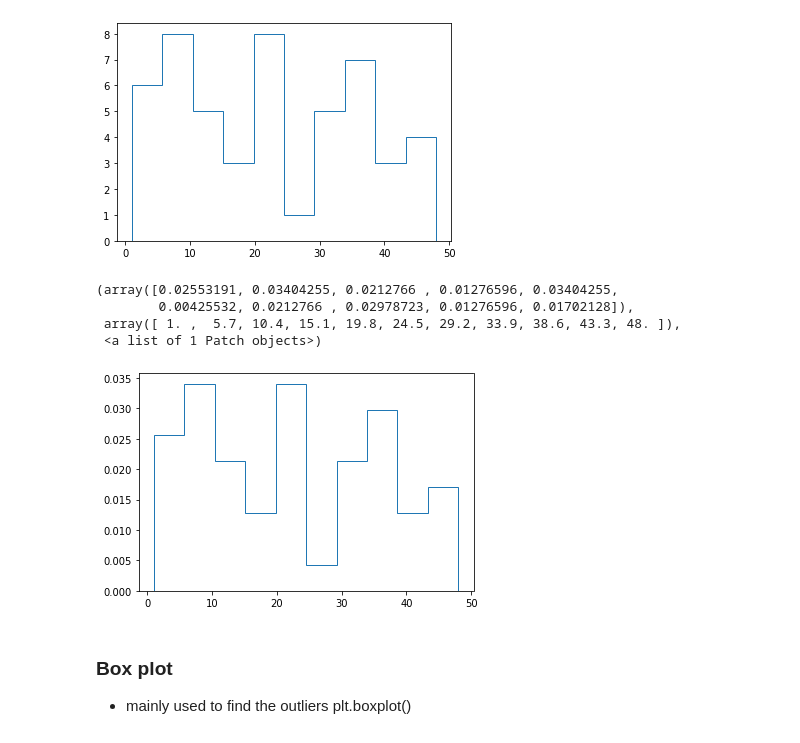
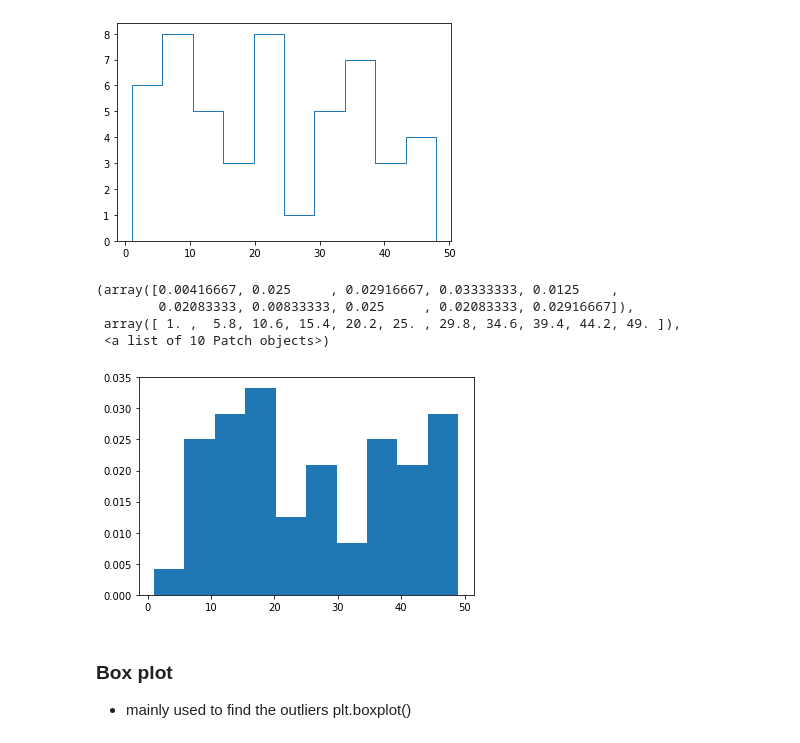
Before and after one commit to Preethi9193/BasicPython, a Jupyter notebook: Day 26 - Matplotlib , Data Preprocessing.ipynb, the cells around one changed output. Saved outputs shown, nothing was run; the diff lists cells and outputs as text; code cells hidden in the pictures.

```diff
--- a/Day 26 - Matplotlib , Data Preprocessing.ipynb
+++ b/Day 26 - Matplotlib , Data Preprocessing.ipynb
@@ -276,13 +277,13 @@ plt.hist(a,histtype = 'step')
  <a list of 1 Patch objects>)
 [figure]
 # %%
-plt.hist(a,histtype = 'step',density = True)
+plt.hist(a,histtype = 'barstacked',density = True)
 # %% [output]
-(array([0.02553191, 0.03404255, 0.0212766 , 0.01276596, 0.03404255,
-        0.00425532, 0.0212766 , 0.02978723, 0.01276596, 0.01702128]),
- array([ 1. ,  5.7, 10.4, 15.1, 19.8, 24.5, 29.2, 33.9, 38.6, 43.3, 48. ]),
- <a list of 1 Patch objects>)
+(array([0.00416667, 0.025     , 0.02916667, 0.03333333, 0.0125    ,
+        0.02083333, 0.00833333, 0.025     , 0.02083333, 0.02916667]),
+ array([ 1. ,  5.8, 10.6, 15.4, 20.2, 25. , 29.8, 34.6, 39.4, 44.2, 49. ]),
+ <a list of 10 Patch objects>)
-[figure, old version]
+[figure, new version]
 # %% [markdown]
 ### Box plot
 - mainly used to find the outliers
```
Also changed, not shown: parts of 7 cells of this notebook.
